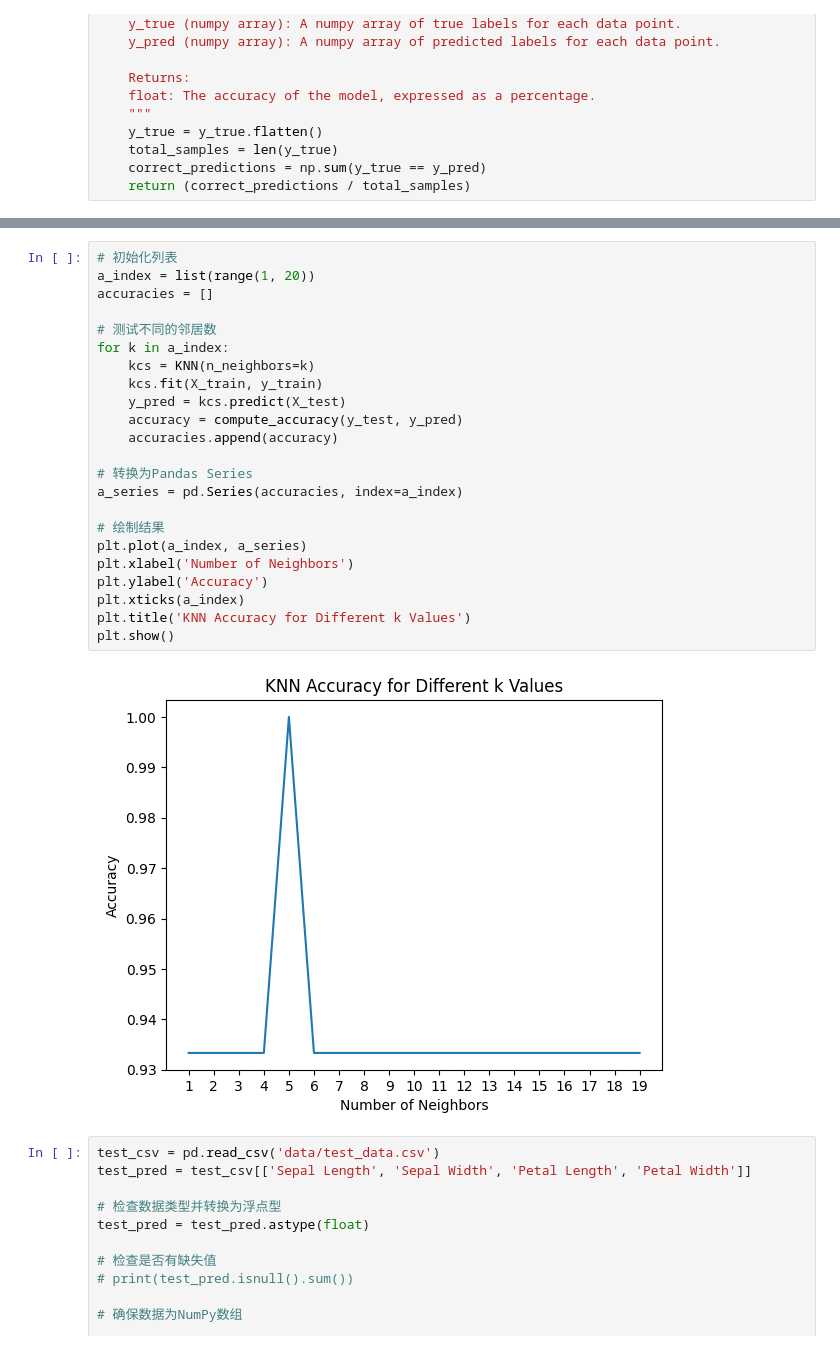
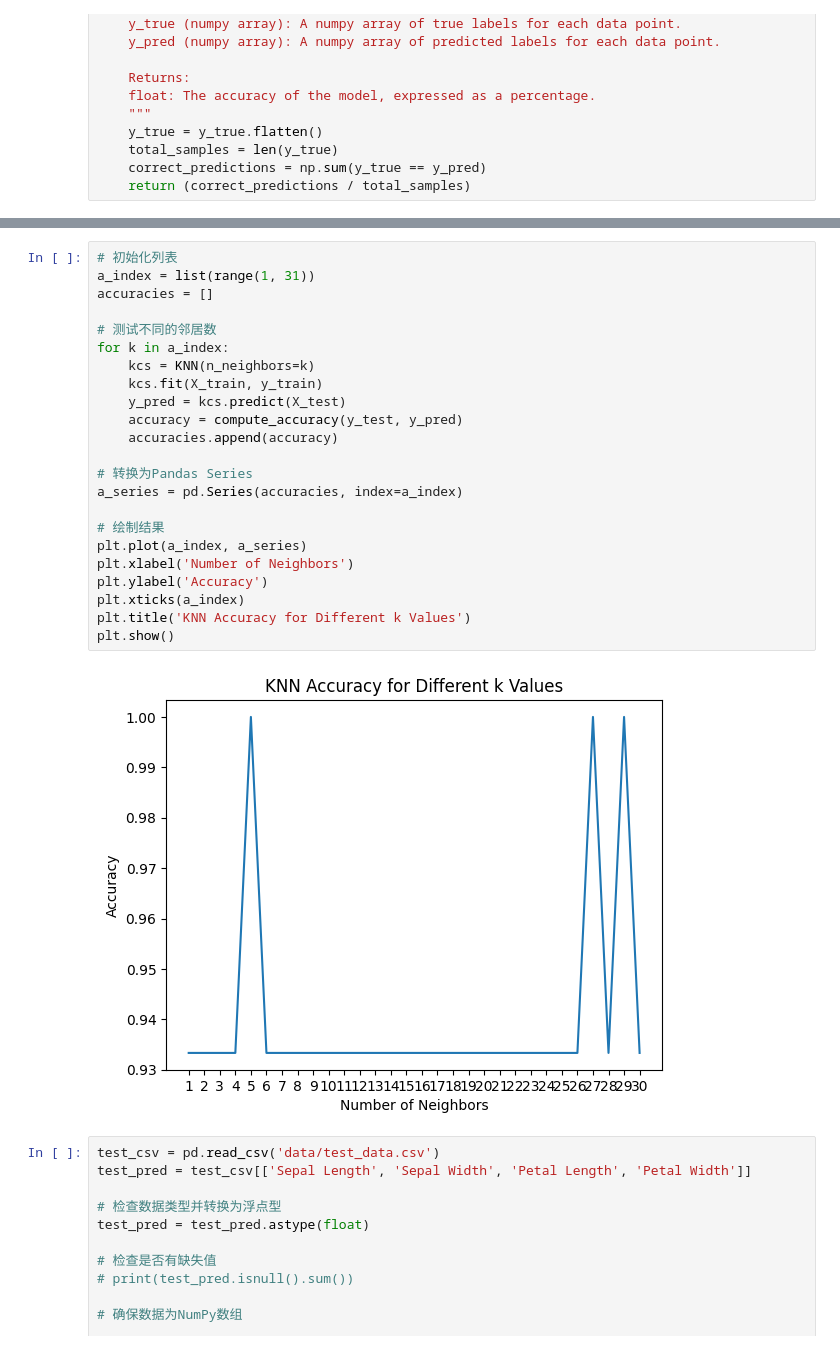
Before and after one commit to kaicheng001/2024-Spring-PR-Experiments, a Jupyter notebook: KNN/knn.ipynb, the cells around one changed output, grey strips where cells are left out. Drawn from its saved outputs; the diff is of its cells as text.

```diff
--- a/KNN/knn.ipynb
+++ b/KNN/knn.ipynb
@@ -463,28 +463,28 @@ print(f" our model got accuracy score of : {accuracy}")
 # %%
 # 初始化列表
-a_index = list(range(1, 20))
+a_index = list(range(1, 31))
 accuracies = []
 
 # 测试不同的邻居数
 for k in a_index:
     kcs = KNN(n_neighbors=k)
     kcs.fit(X_train, y_train)
     y_pred = kcs.predict(X_test)
     accuracy = compute_accuracy(y_test, y_pred)
     accuracies.append(accuracy)
 
 # 转换为Pandas Series
 a_series = pd.Series(accuracies, index=a_index)
 
 # 绘制结果
 plt.plot(a_index, a_series)
 plt.xlabel('Number of Neighbors')
 plt.ylabel('Accuracy')
 plt.xticks(a_index)
 plt.title('KNN Accuracy for Different k Values')
 plt.show()
 # %% [output]
-[figure, old version]
+[figure, new version]
 # %%
 test_csv = pd.read_csv('data/test_data.csv')
 test_pred = test_csv[['Sepal Length', 'Sepal Width', 'Petal Length', 'Petal Width']]
```
Also changed, not shown: parts of 6 cells of this notebook, 24 other files.
